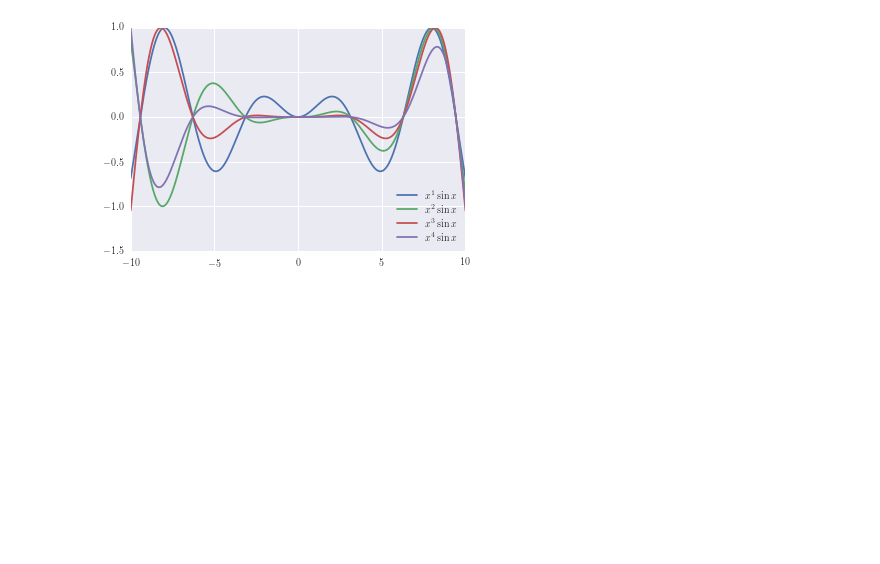
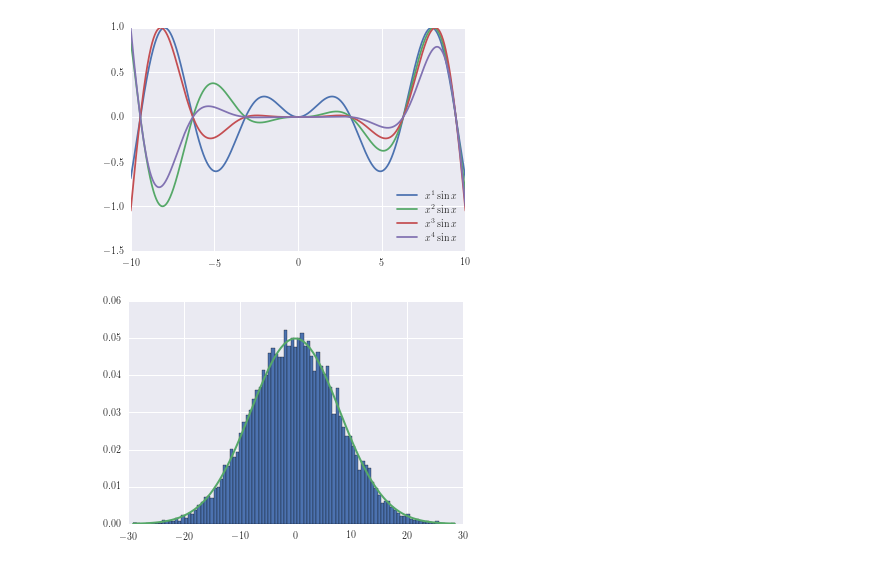
Before and after one commit to temcom/ipython, a Jupyter notebook: Test_First_Try.ipynb, the cells around one changed output. Drawn from its saved outputs; the diff is of its cells as text; code cells hidden in the pictures; blank space fills up the shorter version.

Commit message:
adding normal didtribution

```diff
--- a/Test_First_Try.ipynb
+++ b/Test_First_Try.ipynb
@@ -111,3 +111,16 @@ pylab.legend(loc='lower right')
 pylab.show()
 # %% [output]
 [figure]
+# %%
+import pylab
+
+mu, sigma = 0., 8.
+
+samples = np.random.normal (loc=mu, scale=sigma, size=10000)
+
+counts, bins, patches = pylab.hist(samples, bins=100, normed=True)
+
+pylab.plot(bins, 1/(sigma * np.sqrt(2 * np.pi)) * np.exp( -(bins -mu)**2 / (2* sigma**2) ), lw=2)
+pylab.show()
+# %% [output]
+[figure, added]
```
